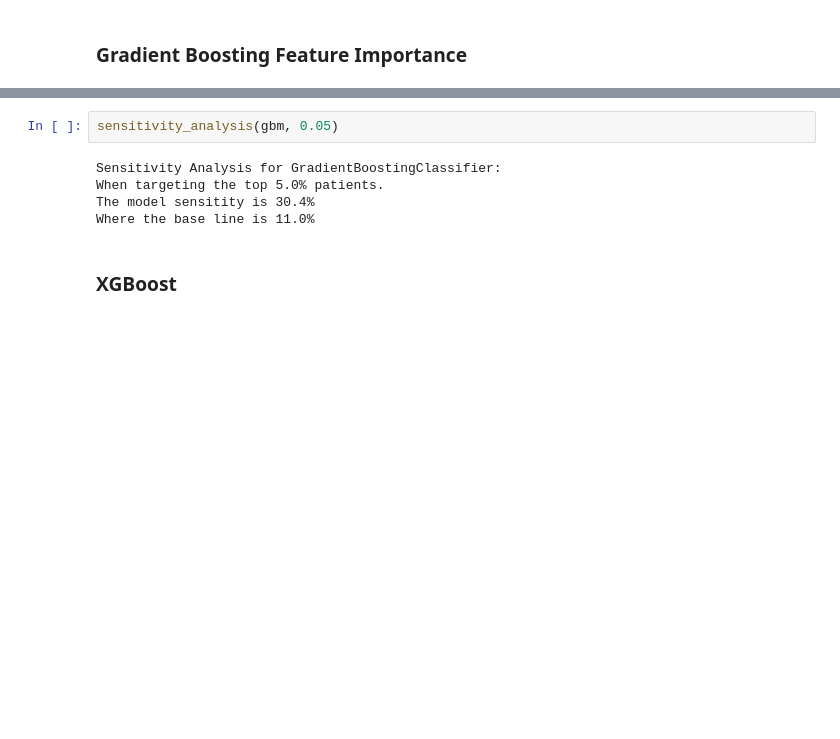
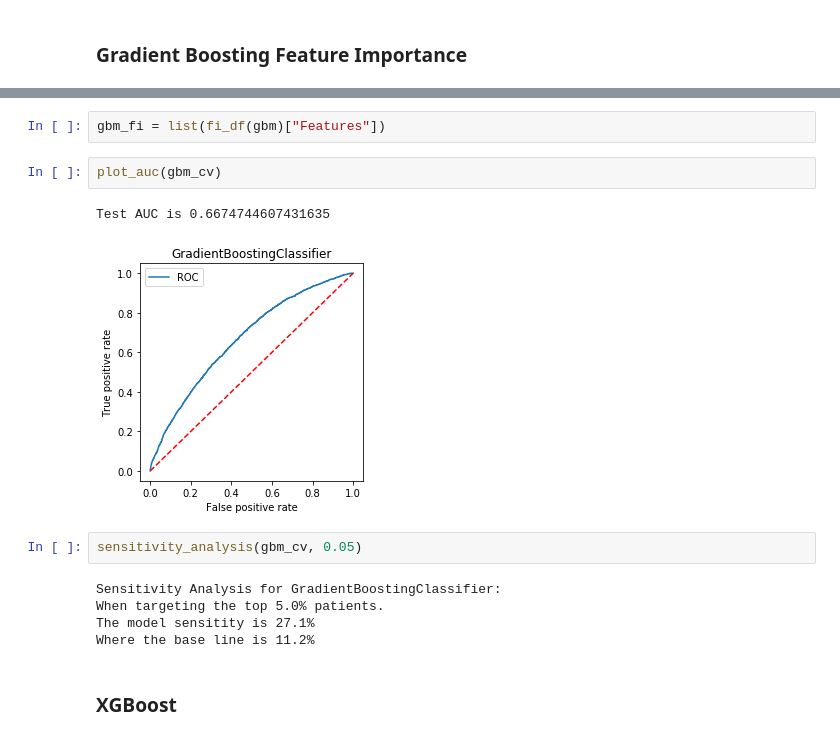
Before and after one commit to wowChelios/DS_TermProject, a Jupyter notebook: EDA_1.ipynb, the cells around one changed output, grey strips where cells are left out. Saved outputs shown, nothing was run; the diff lists cells and outputs as text; blank space fills up the shorter version.

```diff
--- a/EDA_1.ipynb
+++ b/EDA_1.ipynb
@@ -258,10 +291,17 @@ Test AUC is 0.6741225993307471
+# %%
+gbm_fi = list(fi_df(gbm)["Features"])
+# %%
+plot_auc(gbm_cv)
+# %% [output]
+Test AUC is 0.6674744607431635
+[figure, added]
 # %%
-sensitivity_analysis(gbm, 0.05)
+sensitivity_analysis(gbm_cv, 0.05)
 # %% [output]
 Sensitivity Analysis for GradientBoostingClassifier:
 When targeting the top 5.0% patients.
-The model sensitity is 30.4%
-Where the base line is 11.0%
+The model sensitity is 27.1%
+Where the base line is 11.2%
 # %% [markdown]
 ### XGBoost
 # %%
```
Also changed, not shown: parts of 41 cells of this notebook.
